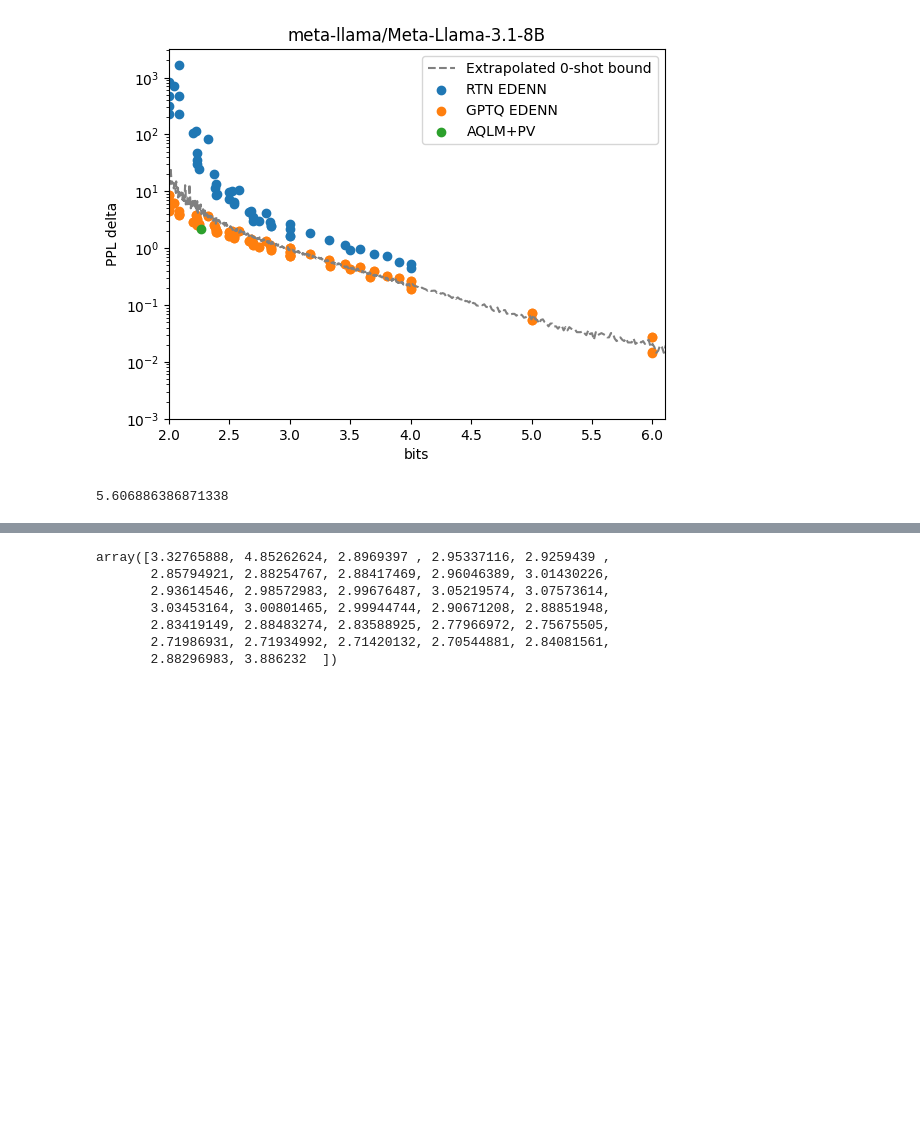
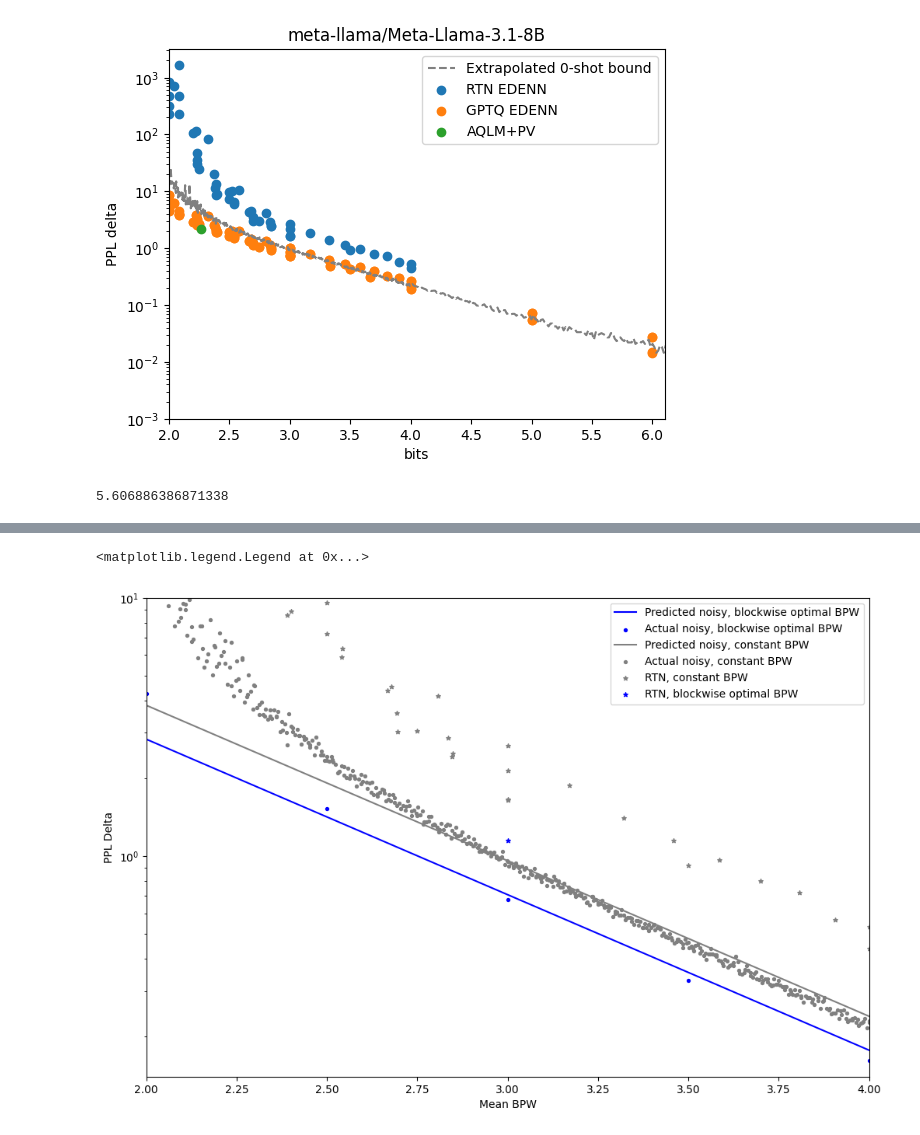
Before and after one commit to galqiwi/linear-layer-compression, a Jupyter notebook: Andrei/gptq/plots.ipynb, the cells around one changed output, grey strips where cells are left out. Saved outputs shown, nothing was run; the diff lists cells and outputs as text; code cells hidden in the pictures; blank space fills up the shorter version.

```diff
--- a/Andrei/gptq/plots.ipynb
+++ b/Andrei/gptq/plots.ipynb
@@ -271,10 +254,56 @@ Expected optimal PPL: 6.310
-# %%
-res.x
-# %% [output]
-array([3.32765888, 4.85262624, 2.8969397 , 2.95337116, 2.9259439 ,
-       2.85794921, 2.88254767, 2.88417469, 2.96046389, 3.01430226,
-       2.93614546, 2.98572983, 2.99676487, 3.05219574, 3.07573614,
-       3.03453164, 3.00801465, 2.99944744, 2.90671208, 2.88851948,
-       2.83419149, 2.88483274, 2.83588925, 2.77966972, 2.75675505,
-       2.71986931, 2.71934992, 2.71420132, 2.70544881, 2.84081561,
-       2.88296983, 3.886232  ])
+# %%
+plt.rcParams['figure.figsize'] = [12, 8]
+
+bpws = [2, 2.5, 3, 3.5, 4.0]
+actual = [9.854679107666016, 7.133002281188965, 6.286427021026611, 5.935948848724365, 5.768750190734863]
+rtn = [None, None, 6.754897594451904, None, None]
+
+# NOISE BLOCKWISE BPW
+plt.plot(
+    np.linspace(2, 4),
+    [expected_ppl_gap(slopes, get_optimal_blockwise_bitwidths(slopes, bpw)) for bpw in np.linspace(2, 4)],
+    color="blue", label="Predicted noisy, blockwise optimal BPW",
+)
+plt.scatter(bpws, actual  - np.min(rtn_ppls), s=8, color="blue", label="Actual noisy, blockwise optimal BPW")
+
+
+# NISE CONSTANT BPW
+plt.plot(
+    np.linspace(2, 4),
+    [expected_ppl_gap(slopes, np.array([bpw for _ in range(32)])) for bpw in np.linspace(2, 4)],
+    color="gray", label="Predicted noisy, constant BPW",
+)
+plt.scatter(
+    noisy_bitwidhts[noisy_bitwidhts_order], noisy_ppls[noisy_bitwidhts_order] - np.min(rtn_ppls),
+    color="gray", s=8, label="Actual noisy, constant BPW",
+)
+
+# GPTQ
+# plt.scatter(
+#     gptq_bitwidhts, gptq_ppls - np.min(rtn_ppls),
+#     color="green", marker="*", s=16, label="GPTQ, constant BPW",
+# )
+
+# RTN CONSTANT BPW
+plt.scatter(
+    rtn_bitwidhts, rtn_ppls - np.min(rtn_ppls),
+    color="gray", s=16, marker="*", label="RTN, constant BPW",
+)
+
+# RTN OPTIMAL BPW
+plt.scatter(
+    [3.0], 6.754897594451904 - np.min(rtn_ppls),
+    color="blue", s=16, marker="*", label="RTN, blockwise optimal BPW",
+)
+
+plt.xlabel("Mean BPW")
+plt.ylabel("PPL Delta")
+
+plt.yscale("log")
+plt.xlim(2, 4)
+plt.ylim(0.14, 10)
+
+plt.legend()
+# %% [output]
+<matplotlib.legend.Legend at 0x...>
+[figure, added]
```
Also changed, not shown: parts of 13 cells of this notebook.
